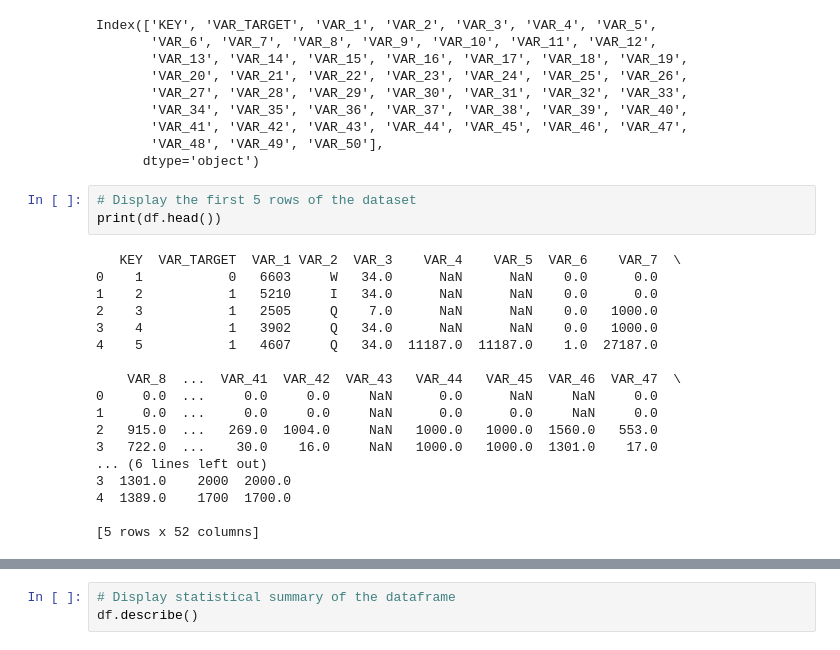
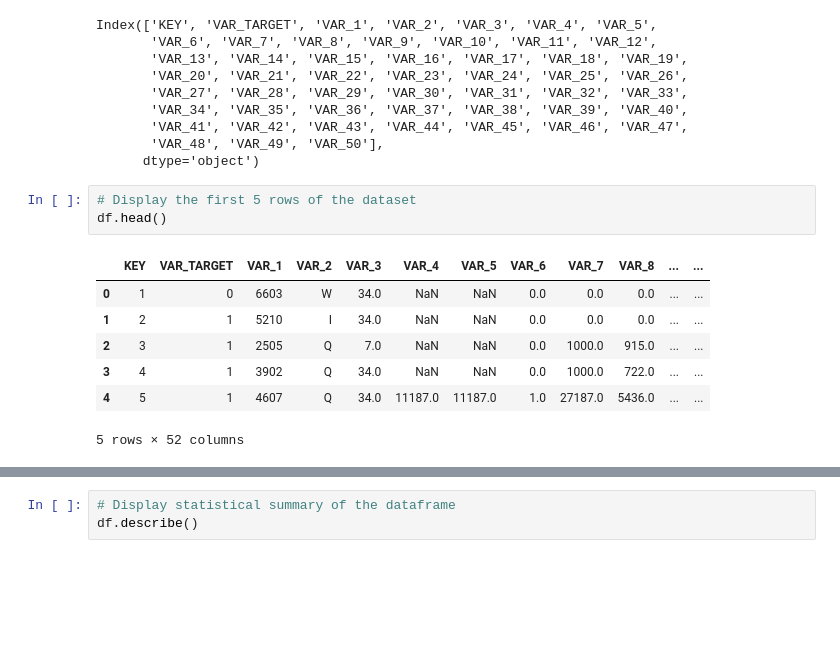
Before and after one commit to bahaozsahin/cc-fraud-detection, a Jupyter notebook: main.ipynb, the cells around one changed output, grey strips where cells are left out. Saved outputs shown, nothing was run; the diff lists cells and outputs as text; blank space fills up the shorter version.

```diff
--- a/main.ipynb
+++ b/main.ipynb
@@ -23,24 +26,14 @@ Index(['KEY', 'VAR_TARGET', 'VAR_1', 'VAR_2', 'VAR_3', 'VAR_4', 'VAR_5',
       dtype='object')
 # %%
 # Display the first 5 rows of the dataset
-print(df.head())
+df.head()
 # %% [output]
+|  | KEY | VAR_TARGET | VAR_1 | VAR_2 | VAR_3 | VAR_4 | VAR_5 | VAR_6 | VAR_7 | VAR_8 | ... | ... |
+| 0 | 1 | 0 | 6603 | W | 34.0 | NaN | NaN | 0.0 | 0.0 | 0.0 | ... | ... |
+| 1 | 2 | 1 | 5210 | I | 34.0 | NaN | NaN | 0.0 | 0.0 | 0.0 | ... | ... |
+| 2 | 3 | 1 | 2505 | Q | 7.0 | NaN | NaN | 0.0 | 1000.0 | 915.0 | ... | ... |
+| 3 | 4 | 1 | 3902 | Q | 34.0 | NaN | NaN | 0.0 | 1000.0 | 722.0 | ... | ... |
+| 4 | 5 | 1 | 4607 | Q | 34.0 | 11187.0 | 11187.0 | 1.0 | 27187.0 | 5436.0 | ... | ... |
-   KEY  VAR_TARGET  VAR_1 VAR_2  VAR_3    VAR_4    VAR_5  VAR_6    VAR_7  \
-0    1           0   6603     W   34.0      NaN      NaN    0.0      0.0
-1    2           1   5210     I   34.0      NaN      NaN    0.0      0.0
-2    3           1   2505     Q    7.0      NaN      NaN    0.0   1000.0
-3    4           1   3902     Q   34.0      NaN      NaN    0.0   1000.0
-4    5           1   4607     Q   34.0  11187.0  11187.0    1.0  27187.0
-
-    VAR_8  ...  VAR_41  VAR_42  VAR_43   VAR_44   VAR_45  VAR_46  VAR_47  \
-0     0.0  ...     0.0     0.0     NaN      0.0      NaN     NaN     0.0
-1     0.0  ...     0.0     0.0     NaN      0.0      0.0     NaN     0.0
-2   915.0  ...   269.0  1004.0     NaN   1000.0   1000.0  1560.0   553.0
-3   722.0  ...    30.0    16.0     NaN   1000.0   1000.0  1301.0    17.0
-... (6 lines left out)
-3  1301.0    2000  2000.0
-4  1389.0    1700  1700.0
-
-[5 rows x 52 columns]
+5 rows × 52 columns
 # %%
 # Display the summary of the dataframe including the column names, non-null count and dtype
```
Also changed, not shown: parts of 23 cells of this notebook, 2 other files.
